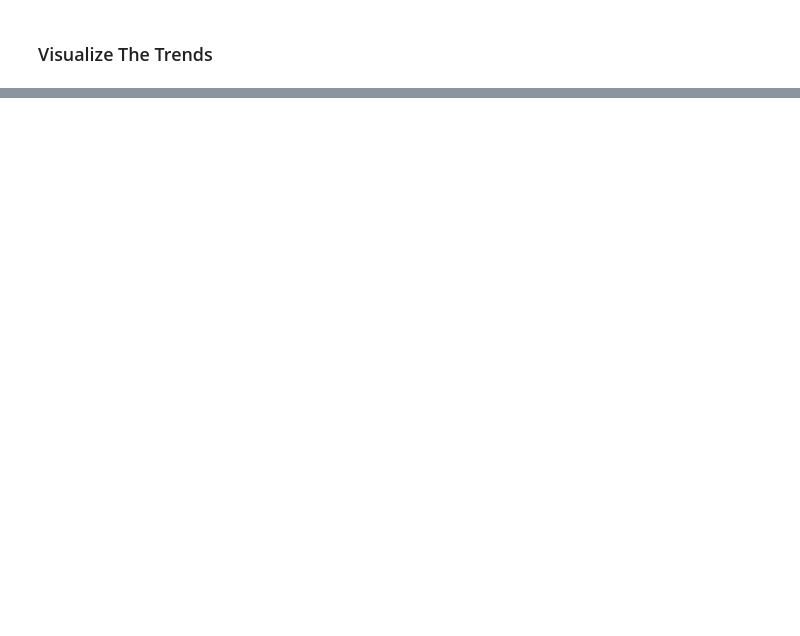
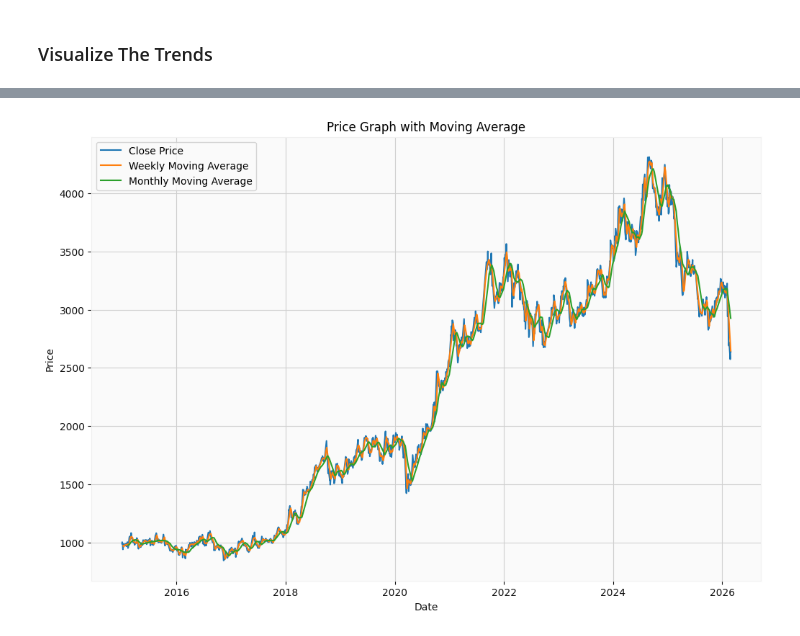
Before and after one commit to vishesh2305/SUL_Stock_Prediction_Analysis, a Jupyter notebook: IT_Notebook.ipynb, the cells around one changed output, grey strips where cells are left out. Saved outputs shown, nothing was run; the diff lists cells and outputs as text; code cells hidden in the pictures; blank space fills up the shorter version.

```diff
--- a/IT_Notebook.ipynb
+++ b/IT_Notebook.ipynb
@@ -139,0 +115,4 @@ plt.show()
+# %%
+df_TCS['MA_Week'] = df_TCS['Close'].rolling(window=7).mean()
+df_TCS['MA_Month'] = df_TCS['Close'].rolling(window=30).mean()
+df_TCS['MA_3Months'] = df_TCS['Close'].rolling(window=90).mean()
@@ -139,0 +133,12 @@ plt.show()
+# %%
+plt.figure(figsize=(12,8))
+plt.plot(df_TCS['Date'], df_TCS['Close'], label='Close Price')
+plt.plot(df_TCS['Date'], df_TCS['MA_Week'], label='Weekly Moving Average')
+plt.plot(df_TCS['Date'], df_TCS['MA_Month'], label="Monthly Moving Average")
+plt.title("Price Graph with Moving Average")
+plt.xlabel("Date")
+plt.ylabel("Price")
+plt.legend()
+plt.show()
+# %% [output]
+[figure, added]
```
Also changed, not shown: parts of 33 cells of this notebook.
